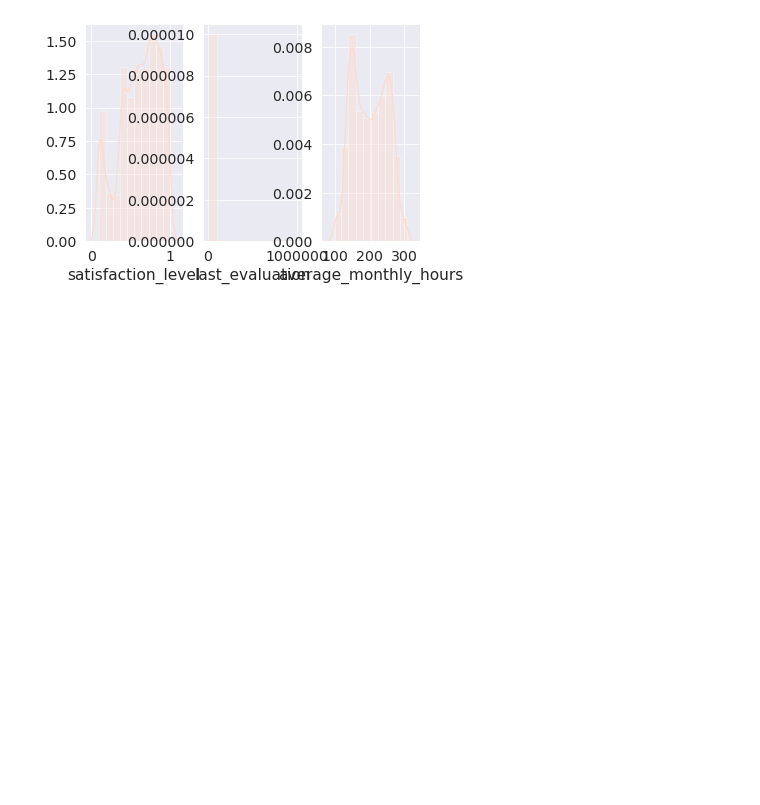
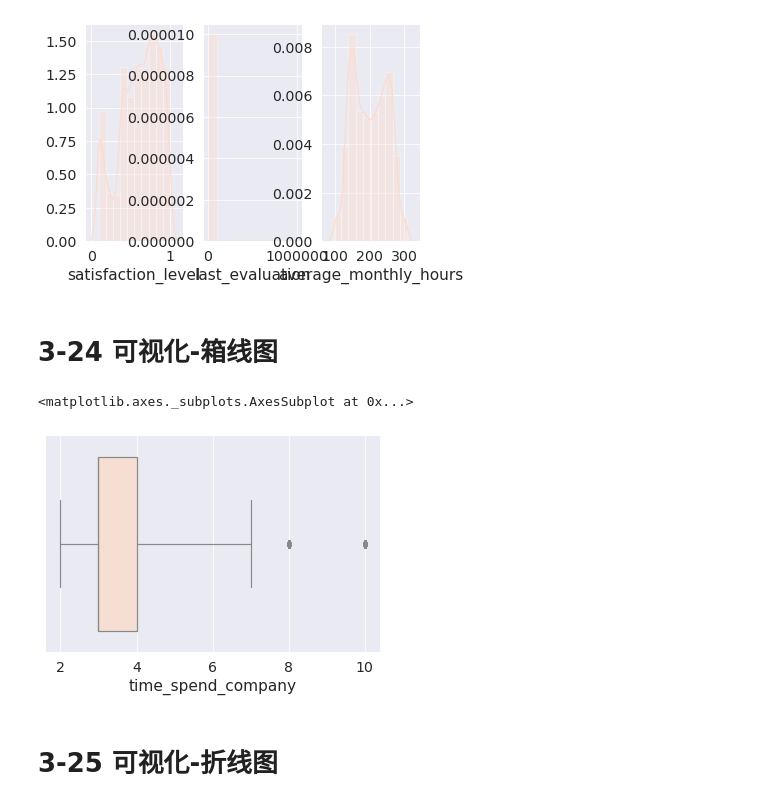
Before and after one commit to usstroot/notebook, a Jupyter notebook: Python3数据分析与挖掘建模实战/第3章 可视化.ipynb, the cells around one changed output. Cells and saved outputs as stored; diff of their text form; code cells hidden in the pictures; blank space fills up the shorter version.

```diff
--- a/Python3数据分析与挖掘建模实战/第3章 可视化.ipynb
+++ b/Python3数据分析与挖掘建模实战/第3章 可视化.ipynb
@@ -43,3 +43,12 @@ sns.distplot(df['average_monthly_hours'],bins=10)
 plt.show()
 # %% [output]
 [figure]
+# %% [markdown]
+# 3-24 可视化-箱线图
+# %%
+sns.boxplot(x=df["time_spend_company"],saturation=0.75,whis=3)
+# %% [output]
+<matplotlib.axes._subplots.AxesSubplot at 0x...>
+[figure, added]
+# %% [markdown]
+# 3-25 可视化-折线图
```
Also changed, not shown: parts of 6 cells of this notebook, 1 other file.
